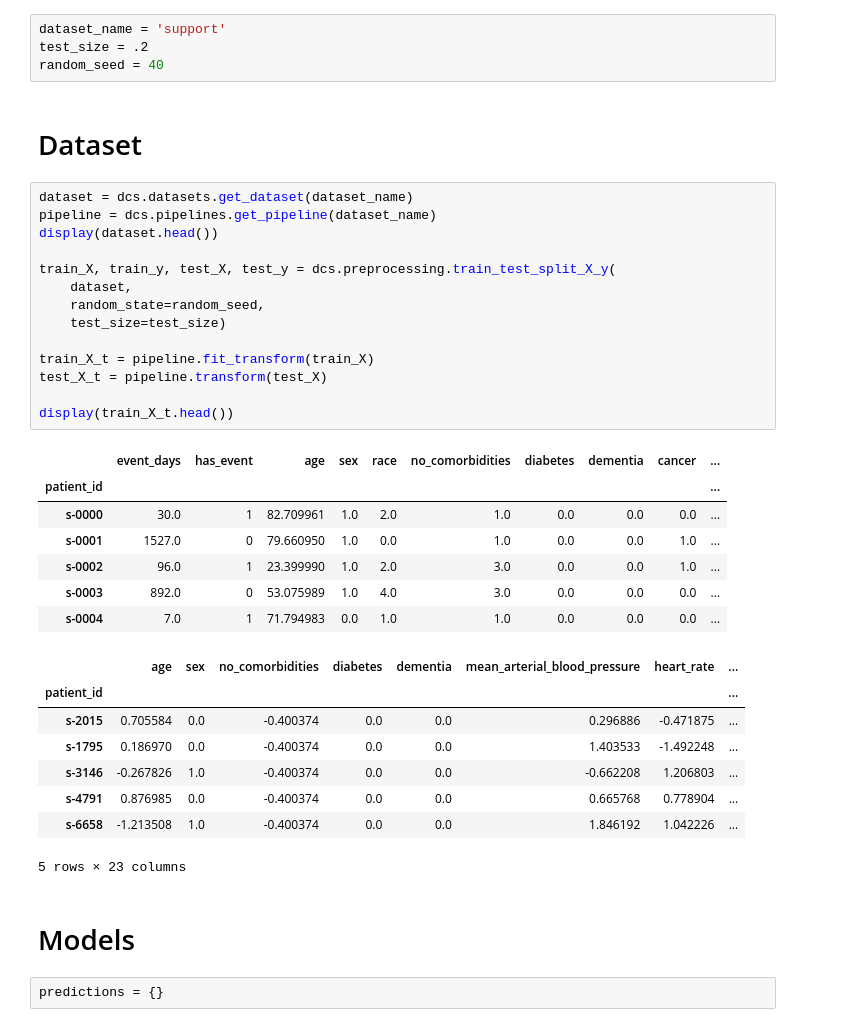
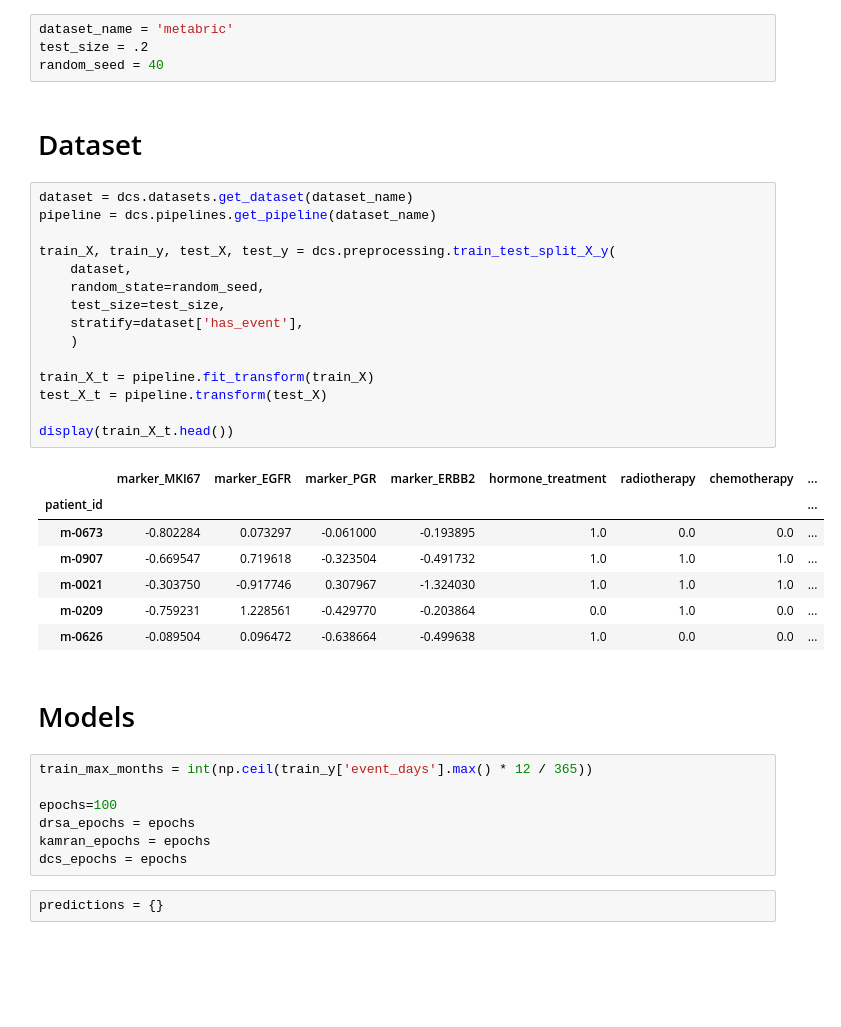
Before and after one commit to imsb-uke/dcsurv, a Jupyter notebook: example.ipynb, the cells around one changed output. Saved outputs shown, nothing was run; the diff lists cells and outputs as text; blank space fills up the shorter version.

```diff
--- a/example.ipynb
+++ b/example.ipynb
@@ -11,7 +8,7 @@ sys.path.append('dcs')
 import pandas as pd
 import numpy as np
 # %%
-dataset_name = 'support'
+dataset_name = 'metabric'
 test_size = .2
 random_seed = 40
 # %% [markdown]
@@ -19,35 +16,35 @@ random_seed = 40
 # %%
 dataset = dcs.datasets.get_dataset(dataset_name)
 pipeline = dcs.pipelines.get_pipeline(dataset_name)
-display(dataset.head())
 
 train_X, train_y, test_X, test_y = dcs.preprocessing.train_test_split_X_y(
     dataset,
     random_state=random_seed,
-    test_size=test_size)
+    test_size=test_size,
+    stratify=dataset['has_event'],
+    )
 
 train_X_t = pipeline.fit_transform(train_X)
 test_X_t = pipeline.transform(test_X)
 
 display(train_X_t.head())
 # %% [output]
-|  | event_days | has_event | age | sex | race | no_comorbidities | diabetes | dementia | cancer | ... |
-| patient_id |  |  |  |  |  |  |  |  |  | ... |
-| s-0000 | 30.0 | 1 | 82.709961 | 1.0 | 2.0 | 1.0 | 0.0 | 0.0 | 0.0 | ... |
-| s-0001 | 1527.0 | 0 | 79.660950 | 1.0 | 0.0 | 1.0 | 0.0 | 0.0 | 1.0 | ... |
-| s-0002 | 96.0 | 1 | 23.399990 | 1.0 | 2.0 | 3.0 | 0.0 | 0.0 | 1.0 | ... |
-| s-0003 | 892.0 | 0 | 53.075989 | 1.0 | 4.0 | 3.0 | 0.0 | 0.0 | 0.0 | ... |
-| s-0004 | 7.0 | 1 | 71.794983 | 0.0 | 1.0 | 1.0 | 0.0 | 0.0 | 0.0 | ... |
+|  | marker_MKI67 | marker_EGFR | marker_PGR | marker_ERBB2 | hormone_treatment | radiotherapy | chemotherapy | ... |
+| patient_id |  |  |  |  |  |  |  | ... |
+| m-0673 | -0.802284 | 0.073297 | -0.061000 | -0.193895 | 1.0 | 0.0 | 0.0 | ... |
+| m-0907 | -0.669547 | 0.719618 | -0.323504 | -0.491732 | 1.0 | 1.0 | 1.0 | ... |
+| m-0021 | -0.303750 | -0.917746 | 0.307967 | -1.324030 | 1.0 | 1.0 | 1.0 | ... |
+| m-0209 | -0.759231 | 1.228561 | -0.429770 | -0.203864 | 0.0 | 1.0 | 0.0 | ... |
+| m-0626 | -0.089504 | 0.096472 | -0.638664 | -0.499638 | 1.0 | 0.0 | 0.0 | ... |
-|  | age | sex | no_comorbidities | diabetes | dementia | mean_arterial_blood_pressure | heart_rate | ... |
-| patient_id |  |  |  |  |  |  |  | ... |
-| s-2015 | 0.705584 | 0.0 | -0.400374 | 0.0 | 0.0 | 0.296886 | -0.471875 | ... |
-| s-1795 | 0.186970 | 0.0 | -0.400374 | 0.0 | 0.0 | 1.403533 | -1.492248 | ... |
-| s-3146 | -0.267826 | 1.0 | -0.400374 | 0.0 | 0.0 | -0.662208 | 1.206803 | ... |
-| s-4791 | 0.876985 | 0.0 | -0.400374 | 0.0 | 0.0 | 0.665768 | 0.778904 | ... |
-| s-6658 | -1.213508 | 1.0 | -0.400374 | 0.0 | 0.0 | 1.846192 | 1.042226 | ... |
-5 rows × 23 columns
 # %% [markdown]
 # Models
+# %%
+train_max_months = int(np.ceil(train_y['event_days'].max() * 12 / 365))
+
+epochs=100
+drsa_epochs = epochs
+kamran_epochs = epochs
+dcs_epochs = epochs
 # %%
 predictions = {}
 # %% [markdown]
```
Also changed, not shown: parts of 6 cells of this notebook.
